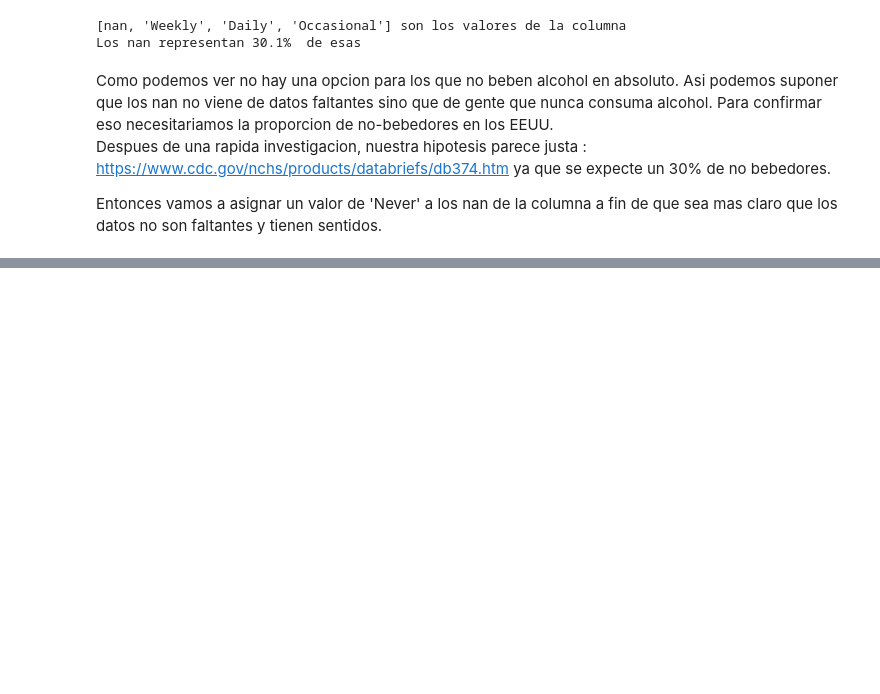
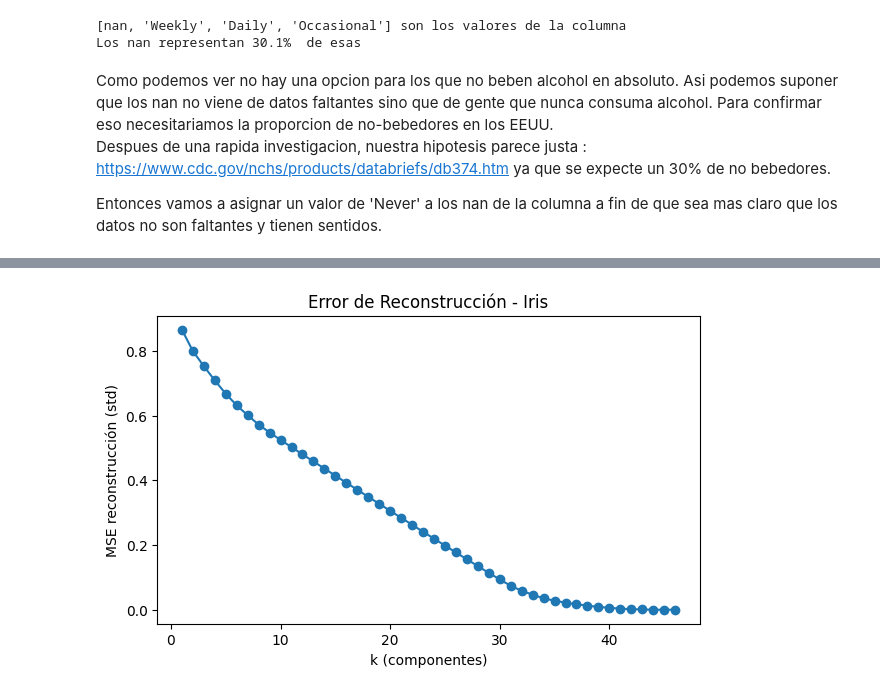
Before and after one commit to maisaarial/proyecto-machine-learning, a Jupyter notebook: Quality_cleaning.ipynb, the cells around one changed output, grey strips where cells are left out. Saved outputs shown, nothing was run; the diff lists cells and outputs as text; code cells hidden in the pictures; blank space fills up the shorter version.

```diff
--- a/Quality_cleaning.ipynb
+++ b/Quality_cleaning.ipynb
@@ -220,0 +317,15 @@ df['alcohol_freq'] = df['alcohol_freq'].fillna('Never')
+# %%
+ks = range(1, X_insurance_std.shape[1]+1)
+errs = []
+for k in ks:
+    p = PCA(n_components=k, random_state=RANDOM_STATE).fit(X_insurance_std)
+    errs.append(reconstruction_error(X_insurance_std, p))
+
+fig, ax = plt.subplots(figsize=(7,4))
+ax.plot(list(ks), errs, '-o')
+ax.set_xlabel('k (componentes)')
+ax.set_ylabel('MSE reconstrucción (std)')
+ax.set_title('Error de Reconstrucción - Iris')
+plt.show()
+# %% [output]
+[figure, added]
```
Also changed, not shown: parts of 19 cells of this notebook.
